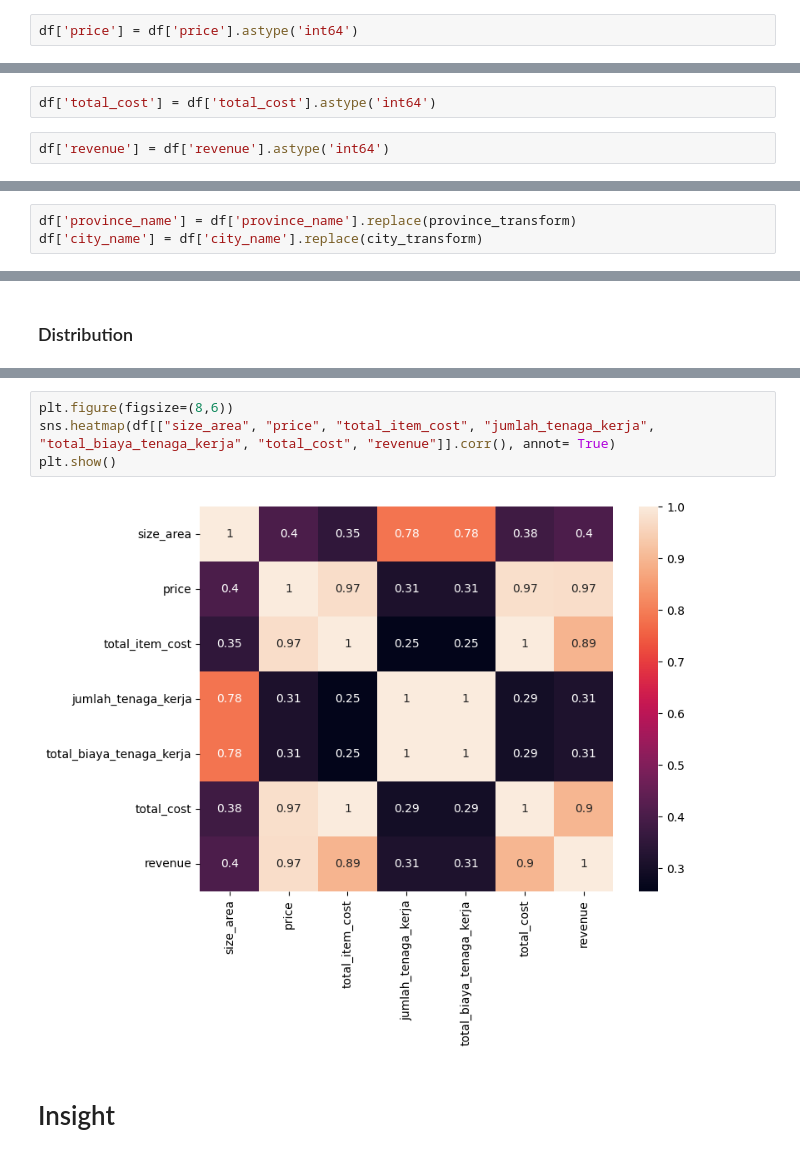
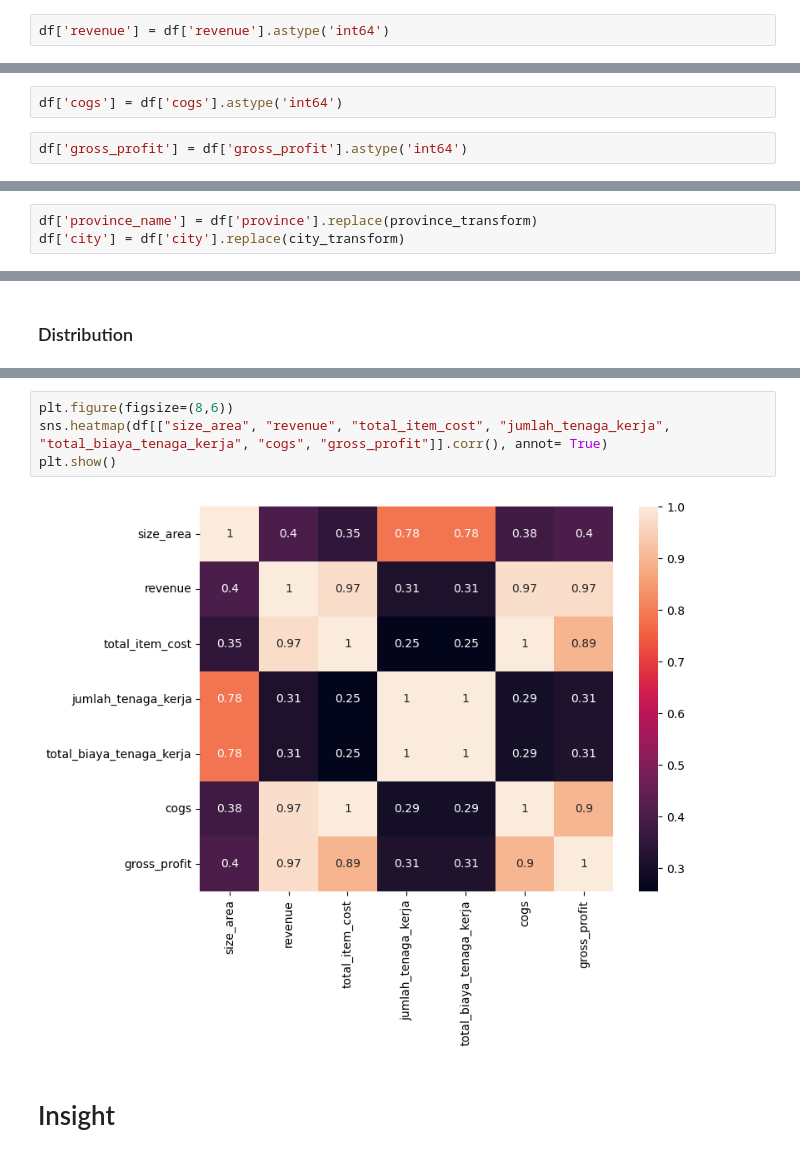
Before and after one commit to belindaingridinaa/MES-GardenBuild, a Jupyter notebook: garden_build_analysis.ipynb, the cells around one changed output, grey strips where cells are left out. Saved outputs shown, nothing was run; the diff lists cells and outputs as text.

```diff
--- a/garden_build_analysis.ipynb
+++ b/garden_build_analysis.ipynb
@@ -292,13 +289,13 @@ plt.show()
 # %%
 df['date'] = pd.to_datetime(df['date'])
 # %%
-df['price'] = df['price'].astype('int64')
+df['revenue'] = df['revenue'].astype('int64')
 # %%
 df['total_item_cost'] = df['total_item_cost'].astype('int64')
 # %%
-df['total_cost'] = df['total_cost'].astype('int64')
+df['cogs'] = df['cogs'].astype('int64')
 # %%
-df['revenue'] = df['revenue'].astype('int64')
+df['gross_profit'] = df['gross_profit'].astype('int64')
 # %%
 df.info()
 # %% [output]
@@ -362,8 +358,8 @@ city_transform = {
     'South Tangerang City': 'Tanggerang Selatan',
 }
 # %%
-df['province_name'] = df['province_name'].replace(province_transform)
-df['city_name'] = df['city_name'].replace(city_transform)
+df['province_name'] = df['province'].replace(province_transform)
+df['city'] = df['city'].replace(city_transform)
 # %% [markdown]
 # Exploratory Data Analysis (EDA)
 # %% [markdown]
@@ -559,9 +533,9 @@ plt.show()
 # %%
 plt.figure(figsize=(8,6))
-sns.heatmap(df[["size_area", "price", "total_item_cost", "jumlah_tenaga_kerja", "total_biaya_tenaga_kerja", "total_cost", "revenue"]].corr(), annot= True)
+sns.heatmap(df[["size_area", "revenue", "total_item_cost", "jumlah_tenaga_kerja", "total_biaya_tenaga_kerja", "cogs", "gross_profit"]].corr(), annot= True)
 plt.show()
 # %% [output]
-[figure, old version]
+[figure, new version]
 # %% [markdown]
 # Insight
 # %% [markdown]
```
Also changed, not shown: parts of 27 cells of this notebook.
